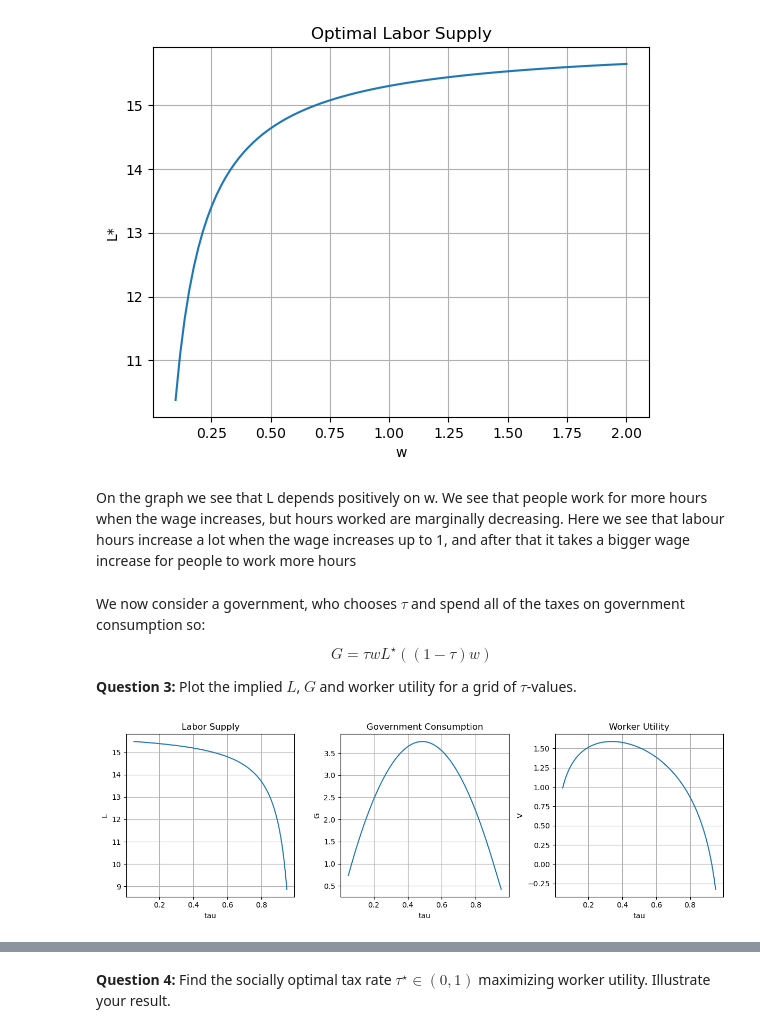
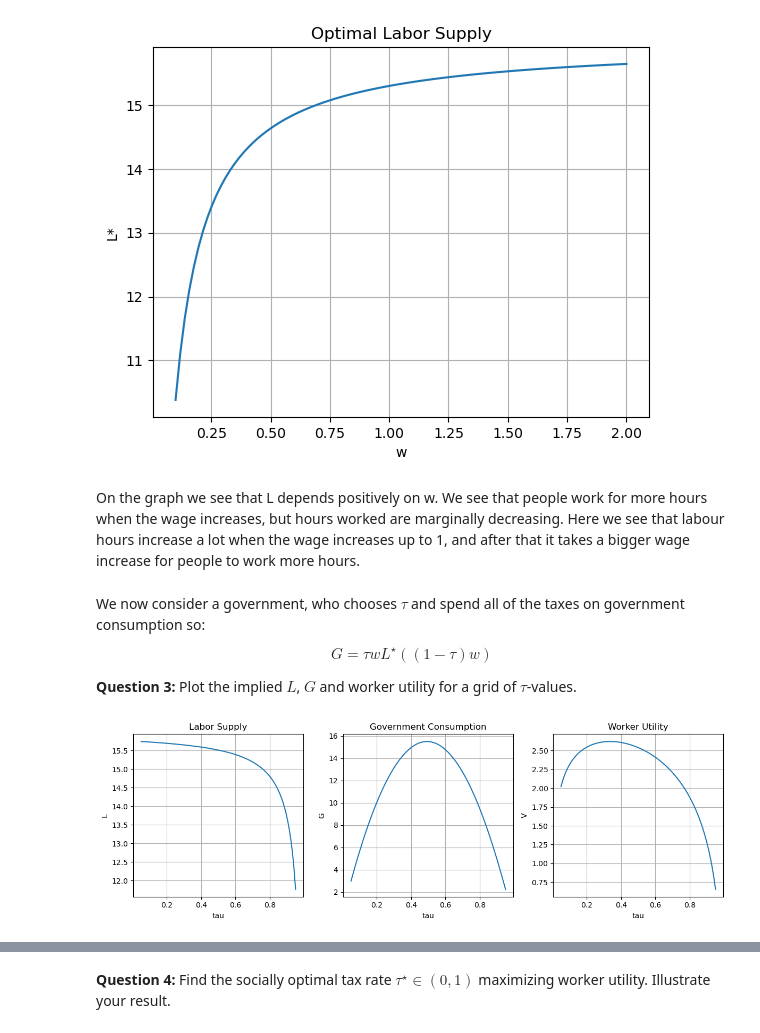
Before and after one commit to NumEconCopenhagen/projects-2023-rikke-og-emma, a Jupyter notebook: Examproject/Exam-2023-notebook.ipynb, the cells around one changed output, grey strips where cells are left out. Drawn from its saved outputs; the diff is of its cells as text; code cells hidden in the pictures.

```diff
--- a/Examproject/Exam-2023-notebook.ipynb
+++ b/Examproject/Exam-2023-notebook.ipynb
@@ -60,4 +62,5 @@ $$
 # %%
+
 import sympy as sp
 
 # Define the symbols
@@ -65,17 +68,17 @@ L, kappa, alpha, nu, tau, w, G = sp.symbols('L kappa alpha nu tau w G')
 
 # Define the utility function
 C = kappa + (1 - tau) * w * L
-utility = sp.log(C**alpha * G**(1 - alpha)) - nu * L**2 / 2
+utility = sp.log(C**alpha * G**(1 - alpha)) - nu * ((L**2) / 2)
 
 # Calculate the derivative of the utility function with respect to L
 dV_dL = utility.diff(L)
 
 # Solve for the optimal labor supply choice L*
-L_star = sp.solve(dV_dL, L)[0]
+L_starr = sp.solve(dV_dL, L)[0]
 
 # Print the expression for L*
 print("Optimal labor supply choice:")
-sp.pprint(L_star)
+sp.pprint(L_starr)
 # %% [output]
 Optimal labor supply choice:
          __________________________________________
@@ -140,8 +147,15 @@ For G = 2.0: L* = 15.30
 # %% [markdown]
 **Question 2:** Illustrate how $L^{\star}(\tilde{w})$ depends on $w$.
 # %%
+# Parameters
+alpha = 0.5
+kappa = 1.0
+nu = 1 / (2 * 16**2)
+w = 1.0
+tau = 0.30
+
 # Range of w values
-w_values = np.linspace(0.1, 2.0, 100)  # Adjust the range as needed
+w_values = np.linspace(0.1, 2.0, 100)
 
 # Calculate L* for each w value
 L_star_values = []
@@ -150,7 +164,7 @@ for w in w_values:
     w_tilde = (1 - tau) * w
 
     # Calculate the optimal labor supply
-    L_star = (-kappa + np.sqrt(kappa ** 2 + 4 * alpha / nu * w_tilde ** 2)) / (2 * w_tilde)
+    L_star = (-kappa + np.sqrt(kappa ** 2 + 4 * (alpha / nu) * w_tilde ** 2)) / (2 * w_tilde)
     L_star_values.append(L_star)
 
 # Plot the results
@@ -163,7 +177,7 @@ plt.show()
 # %% [output]
 [figure]
 # %% [markdown]
-On the graph we see that L depends positively on w. We see that people work for more hours when the wage increases, but hours worked are marginally decreasing. Here we see that labour hours increase a lot when the wage increases up to 1, and after that it takes a bigger wage increase for people to work more hours
+On the graph we see that L depends positively on w. We see that people work for more hours when the wage increases, but hours worked are marginally decreasing. Here we see that labour hours increase a lot when the wage increases up to 1, and after that it takes a bigger wage increase for people to work more hours.
 # %% [markdown]
 
 We now consider a government, who chooses $\tau$ and spend all of the taxes on government consumption so:
@@ -188,49 +202,49 @@ for tau in tau_values:
     w_tilde = (1 - tau) * w
 
     # Calculate the optimal labor supply
-    L_star = (-kappa + np.sqrt(kappa ** 2 + 4 * alpha / nu * w_tilde ** 2)) / (2 * w_tilde)
+    L_star = (-kappa + np.sqrt(kappa ** 2 + 4 * (alpha / nu) * w_tilde ** 2)) / (2 * w_tilde)
     L_values.append(L_star)
 
     # Calculate government consumption
-    G = tau * w * L_star *((1-tau)*w)
+    G = tau * w * L_star*((1-tau)*w)
     G_values.append(G)
 
     # Calculate worker utility
     C = kappa + (1 - tau) * w * L_star
-    V = np.log(C ** alpha * G ** (1 - alpha)) - nu * L_star ** 2 / 2
+    V = np.log(C ** alpha * G ** (1 - alpha)) - nu * ((L_star ** 2) / 2)
     V_values.append(V)
 
 # Plot the results
 plt.figure(figsize=(12, 4))
 
 # Plot labor supply
 plt.subplot(1, 3, 1)
 plt.plot(tau_values, L_values)
 plt.xlabel('tau')
 plt.ylabel('L')
 plt.title('Labor Supply')
 plt.grid(True)
 
 # Plot government consumption
 plt.subplot(1, 3, 2)
 plt.plot(tau_values, G_values)
 plt.xlabel('tau')
 plt.ylabel('G')
 plt.title('Government Consumption')
 plt.grid(True)
 
 # Plot worker utility
 plt.subplot(1, 3, 3)
 plt.plot(tau_values, V_values)
 plt.xlabel('tau')
 plt.ylabel('V')
 plt.title('Worker Utility')
 plt.grid(True)
 
 plt.tight_layout()
 plt.show()
 # %% [output]
-[figure, old version]
+[figure, new version]
 # %% [markdown]
 ##### Graph for Labor Supply
 Here we see that labor hours decreases as the tax increases. This is because with a higher tax rate, the more hours worked will not be profitable, as the workers salary after taxes decreases.
```
Also changed, not shown: parts of 11 cells of this notebook, 2 other files.
